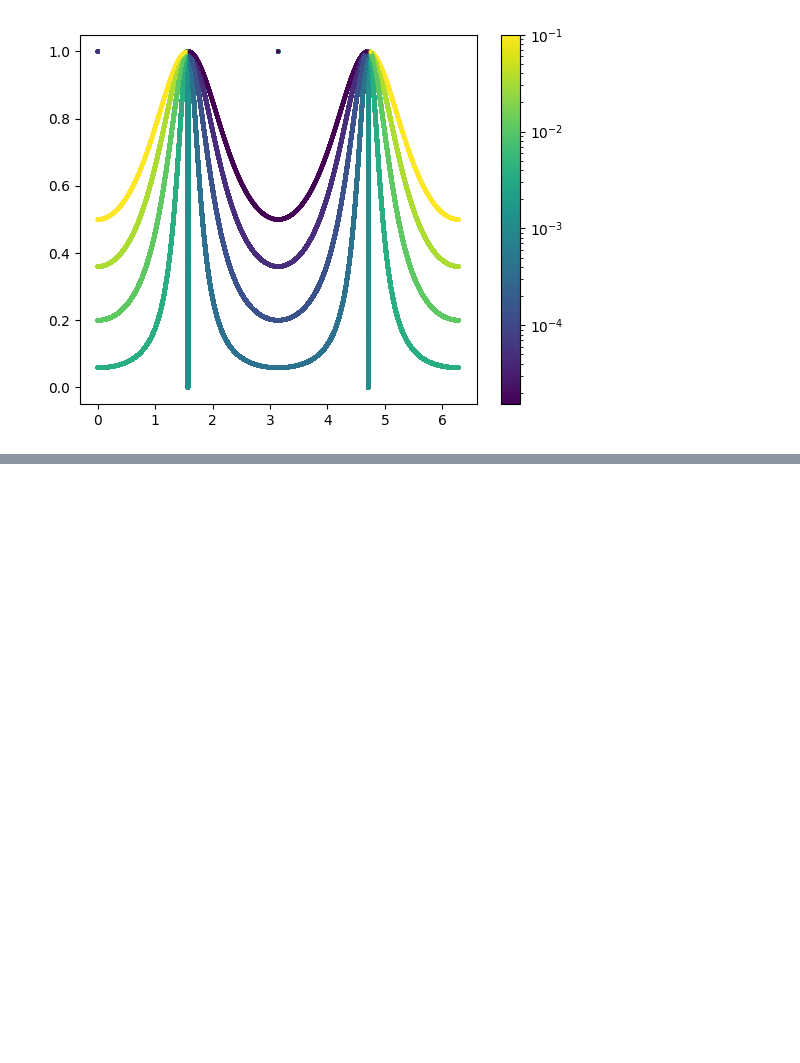
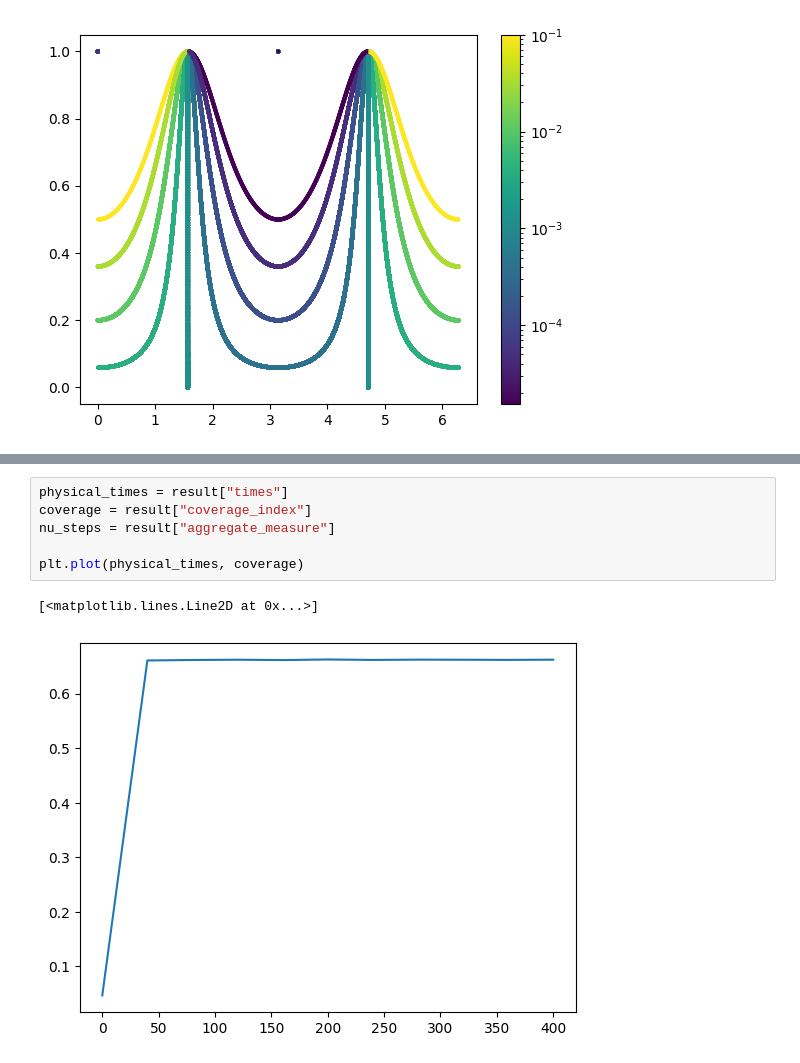
Before and after one commit to Kommmi/Qaos, a Jupyter notebook: SpinStar.ipynb, the cells around one changed output, grey strips where cells are left out. Cells and saved outputs as stored; diff of their text form; blank space fills up the shorter version.

```diff
--- a/SpinStar.ipynb
+++ b/SpinStar.ipynb
@@ -171,0 +270,9 @@ plt.colorbar()
+# %%
+physical_times = result["times"]
+coverage = result["coverage_index"]
+nu_steps = result["aggregate_measure"]
+
+plt.plot(physical_times, coverage)
+# %% [output]
+[<matplotlib.lines.Line2D at 0x...>]
+[figure, added]
```
Also changed, not shown: parts of 15 cells of this notebook.
